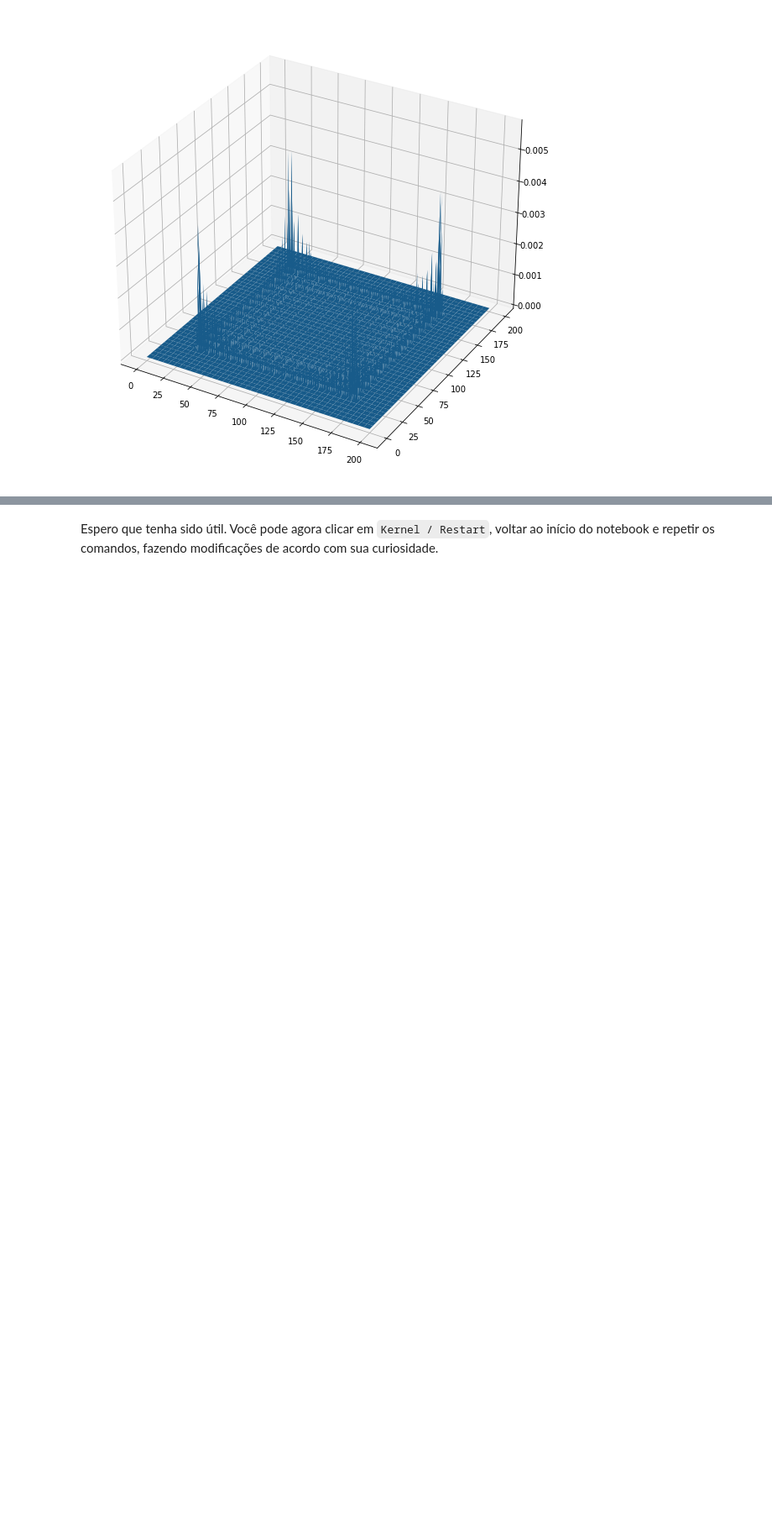
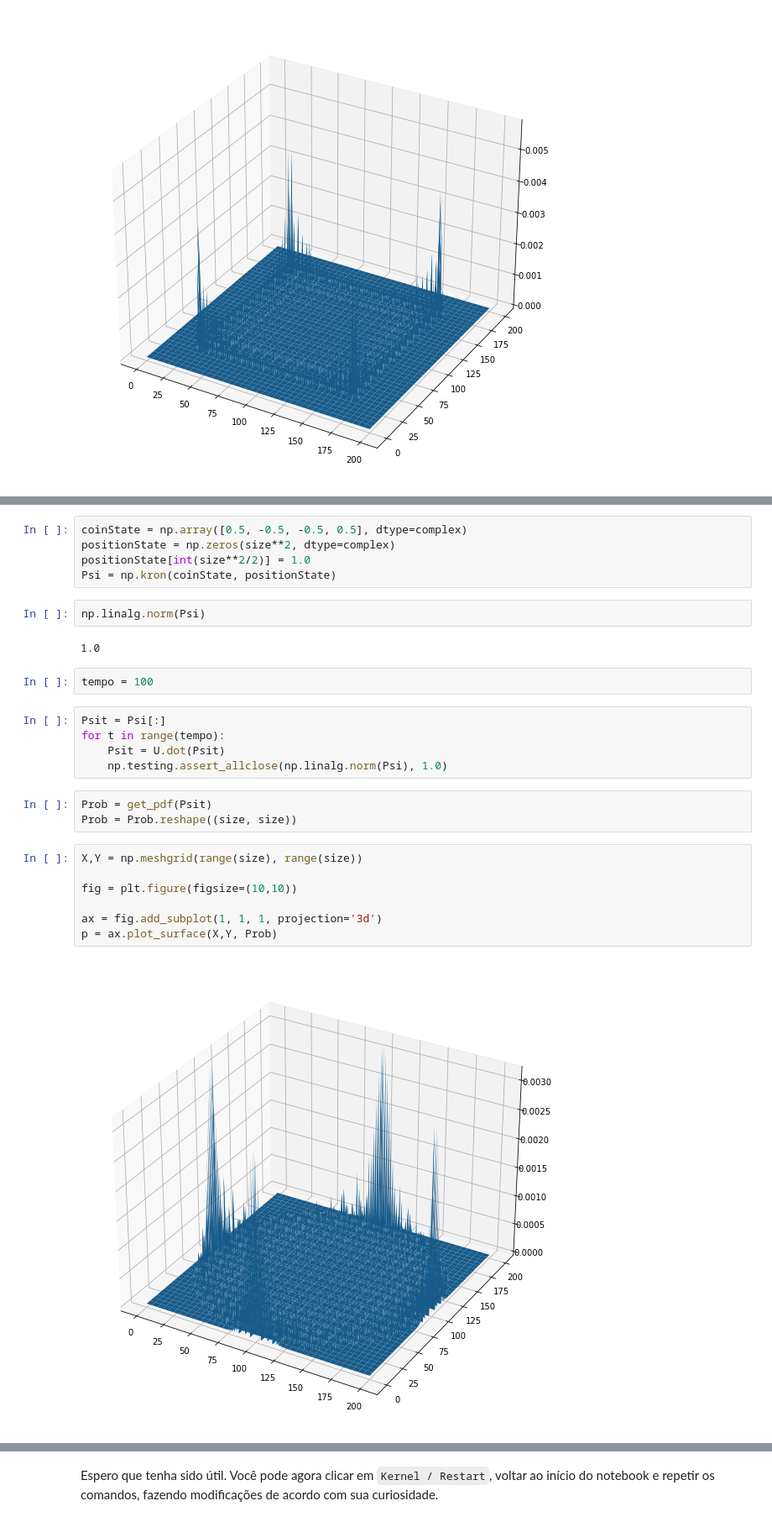
Before and after one commit to Marquezino/quantum-walks, a Jupyter notebook: Caminhada-Quantica-2D.ipynb, the cells around one changed output, grey strips where cells are left out. Shown at 84% size. Saved outputs shown, nothing was run; the diff lists cells and outputs as text; blank space fills up the shorter version.

```diff
--- a/Caminhada-Quantica-2D.ipynb
+++ b/Caminhada-Quantica-2D.ipynb
@@ -235,0 +257,28 @@ p = ax.plot_surface(X,Y, Prob)
+# %%
+coinState = np.array([0.5, -0.5, -0.5, 0.5], dtype=complex)
+positionState = np.zeros(size**2, dtype=complex)
+positionState[int(size**2/2)] = 1.0
+Psi = np.kron(coinState, positionState)
+# %%
+np.linalg.norm(Psi)
+# %% [output]
+1.0
+# %%
+tempo = 100
+# %%
+Psit = Psi[:]
+for t in range(tempo):
+    Psit = U.dot(Psit)
+    np.testing.assert_allclose(np.linalg.norm(Psi), 1.0)
+# %%
+Prob = get_pdf(Psit)
+Prob = Prob.reshape((size, size))
+# %%
+X,Y = np.meshgrid(range(size), range(size))
+
+fig = plt.figure(figsize=(10,10))
+
+ax = fig.add_subplot(1, 1, 1, projection='3d')
+p = ax.plot_surface(X,Y, Prob)
+# %% [output]
+[figure, added]
```
Also changed, not shown: parts of 22 cells of this notebook.
